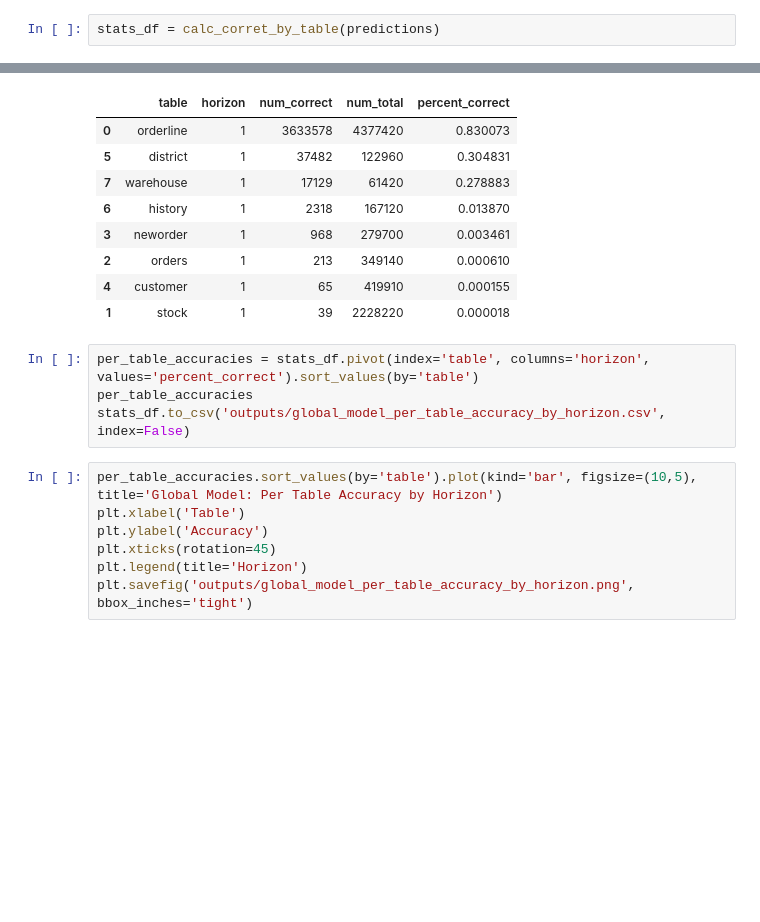
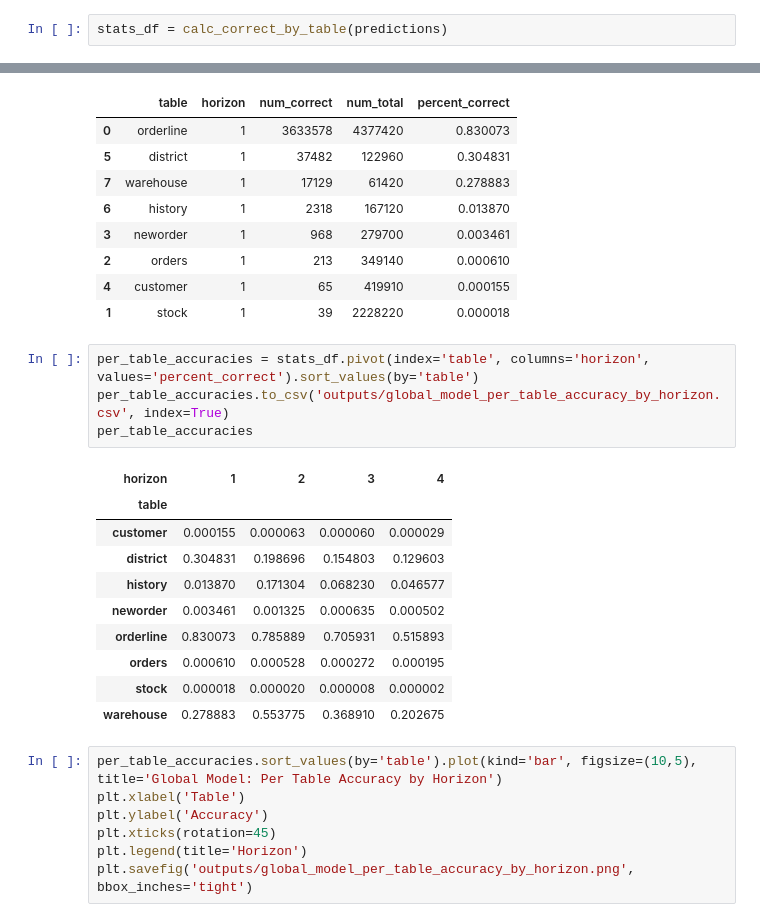
Before and after one commit to mbrotos/lock-pred, a Jupyter notebook: analysis/exp-6-per-table-accruacy.ipynb, the cells around one changed output, grey strips where cells are left out. Cells and saved outputs as stored; diff of their text form; blank space fills up the shorter version.

```diff
--- a/analysis/exp-6-per-table-accruacy.ipynb
+++ b/analysis/exp-6-per-table-accruacy.ipynb
@@ -192,7 +168,7 @@ def calc_corret_by_table(preds):
         })
     return pd.DataFrame(stats)
 # %%
-stats_df = calc_corret_by_table(predictions)
+stats_df = calc_correct_by_table(predictions)
 # %%
 stats_df[stats_df['horizon'] == 1].sort_values('percent_correct', ascending=False)
 # %% [output]
@@ -207,8 +183,19 @@ stats_df[stats_df['horizon'] == 1].sort_values('percent_correct', ascending=Fals
 | 1 | stock | 1 | 39 | 2228220 | 0.000018 |
 # %%
 per_table_accuracies = stats_df.pivot(index='table', columns='horizon', values='percent_correct').sort_values(by='table')
+per_table_accuracies.to_csv('outputs/global_model_per_table_accuracy_by_horizon.csv', index=True)
 per_table_accuracies
-stats_df.to_csv('outputs/global_model_per_table_accuracy_by_horizon.csv', index=False)
+# %% [output]
+| horizon | 1 | 2 | 3 | 4 |
+| table |  |  |  |  |
+| customer | 0.000155 | 0.000063 | 0.000060 | 0.000029 |
+| district | 0.304831 | 0.198696 | 0.154803 | 0.129603 |
+| history | 0.013870 | 0.171304 | 0.068230 | 0.046577 |
+| neworder | 0.003461 | 0.001325 | 0.000635 | 0.000502 |
+| orderline | 0.830073 | 0.785889 | 0.705931 | 0.515893 |
+| orders | 0.000610 | 0.000528 | 0.000272 | 0.000195 |
+| stock | 0.000018 | 0.000020 | 0.000008 | 0.000002 |
+| warehouse | 0.278883 | 0.553775 | 0.368910 | 0.202675 |
 # %%
 per_table_accuracies.sort_values(by='table').plot(kind='bar', figsize=(10,5), title='Global Model: Per Table Accuracy by Horizon')
 plt.xlabel('Table')
```
Also changed, not shown: parts of 12 cells of this notebook.
